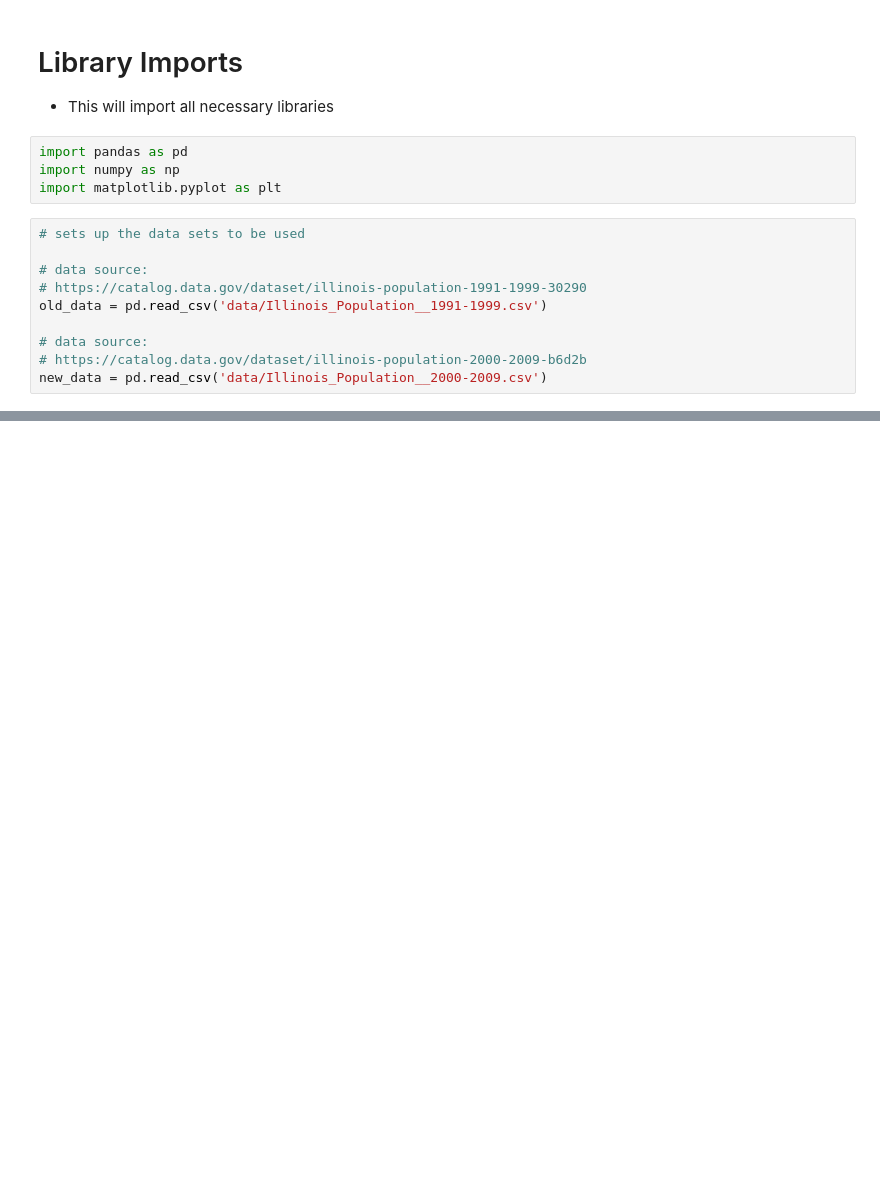
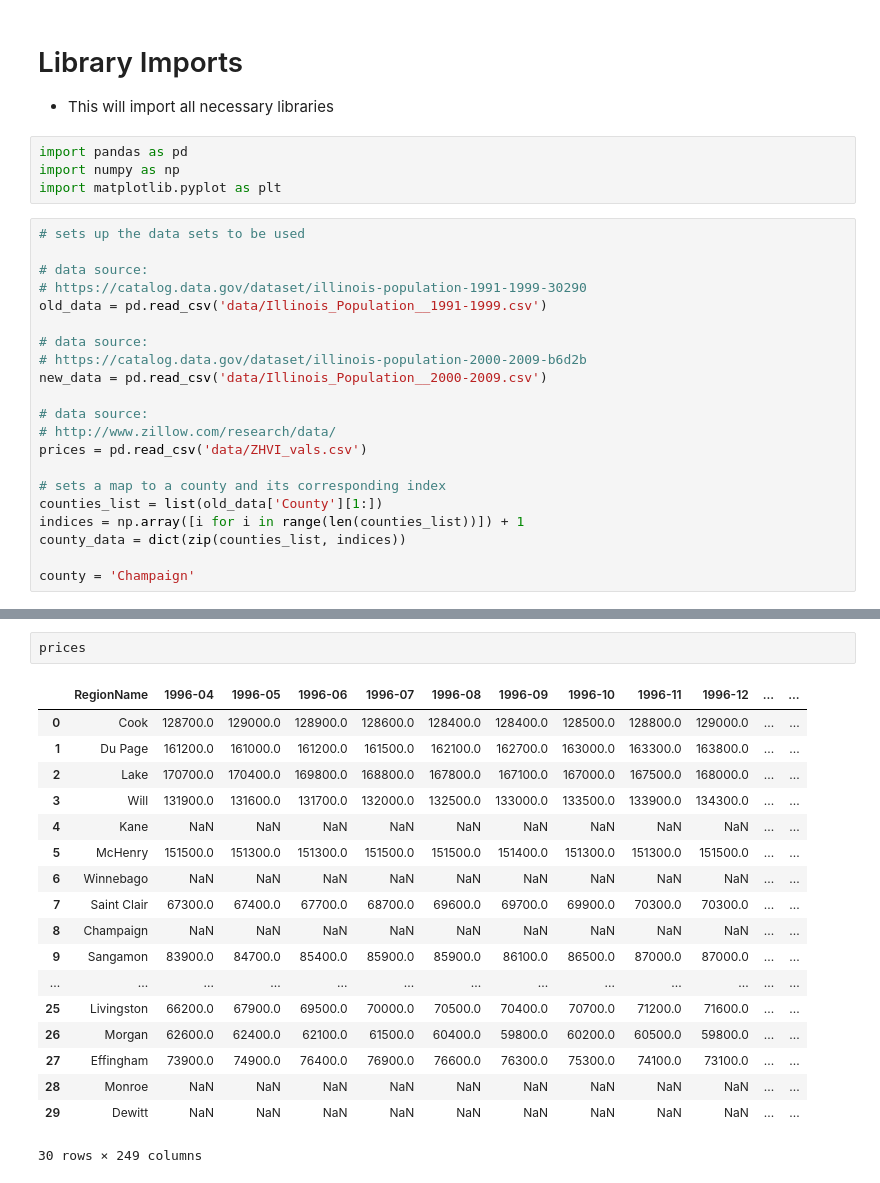
Before and after one commit to Salil999/IL-Population-Prediction, a Jupyter notebook: Predict.ipynb, the cells around one changed output, grey strips where cells are left out. Drawn from its saved outputs; the diff is of its cells as text; blank space fills up the shorter version.

Commit message:
added new data set and did some more parsing

```diff
--- a/Predict.ipynb
+++ b/Predict.ipynb
@@ -15,3 +15,14 @@ old_data = pd.read_csv('data/Illinois_Population__1991-1999.csv')
 # data source:
 # https://catalog.data.gov/dataset/illinois-population-2000-2009-b6d2b
 new_data = pd.read_csv('data/Illinois_Population__2000-2009.csv')
+
+# data source:
+# http://www.zillow.com/research/data/
+prices = pd.read_csv('data/ZHVI_vals.csv')
+
+# sets a map to a county and its corresponding index
+counties_list = list(old_data['County'][1:])
+indices = np.array([i for i in range(len(counties_list))]) + 1
+county_data = dict(zip(counties_list, indices))
+
+county = 'Champaign'
@@ -46,0 +121,21 @@ plt.show()
+# %%
+prices
+# %% [output]
+|  | RegionName | 1996-04 | 1996-05 | 1996-06 | 1996-07 | 1996-08 | 1996-09 | 1996-10 | 1996-11 | 1996-12 | ... | ... |
+| 0 | Cook | 128700.0 | 129000.0 | 128900.0 | 128600.0 | 128400.0 | 128400.0 | 128500.0 | 128800.0 | 129000.0 | ... | ... |
+| 1 | Du Page | 161200.0 | 161000.0 | 161200.0 | 161500.0 | 162100.0 | 162700.0 | 163000.0 | 163300.0 | 163800.0 | ... | ... |
+| 2 | Lake | 170700.0 | 170400.0 | 169800.0 | 168800.0 | 167800.0 | 167100.0 | 167000.0 | 167500.0 | 168000.0 | ... | ... |
+| 3 | Will | 131900.0 | 131600.0 | 131700.0 | 132000.0 | 132500.0 | 133000.0 | 133500.0 | 133900.0 | 134300.0 | ... | ... |
+| 4 | Kane | NaN | NaN | NaN | NaN | NaN | NaN | NaN | NaN | NaN | ... | ... |
+| 5 | McHenry | 151500.0 | 151300.0 | 151300.0 | 151500.0 | 151500.0 | 151400.0 | 151300.0 | 151300.0 | 151500.0 | ... | ... |
+| 6 | Winnebago | NaN | NaN | NaN | NaN | NaN | NaN | NaN | NaN | NaN | ... | ... |
+| 7 | Saint Clair | 67300.0 | 67400.0 | 67700.0 | 68700.0 | 69600.0 | 69700.0 | 69900.0 | 70300.0 | 70300.0 | ... | ... |
+| 8 | Champaign | NaN | NaN | NaN | NaN | NaN | NaN | NaN | NaN | NaN | ... | ... |
+| 9 | Sangamon | 83900.0 | 84700.0 | 85400.0 | 85900.0 | 85900.0 | 86100.0 | 86500.0 | 87000.0 | 87000.0 | ... | ... |
+| ... | ... | ... | ... | ... | ... | ... | ... | ... | ... | ... | ... | ... |
+| 25 | Livingston | 66200.0 | 67900.0 | 69500.0 | 70000.0 | 70500.0 | 70400.0 | 70700.0 | 71200.0 | 71600.0 | ... | ... |
+| 26 | Morgan | 62600.0 | 62400.0 | 62100.0 | 61500.0 | 60400.0 | 59800.0 | 60200.0 | 60500.0 | 59800.0 | ... | ... |
+| 27 | Effingham | 73900.0 | 74900.0 | 76400.0 | 76900.0 | 76600.0 | 76300.0 | 75300.0 | 74100.0 | 73100.0 | ... | ... |
+| 28 | Monroe | NaN | NaN | NaN | NaN | NaN | NaN | NaN | NaN | NaN | ... | ... |
+| 29 | Dewitt | NaN | NaN | NaN | NaN | NaN | NaN | NaN | NaN | NaN | ... | ... |
+30 rows × 249 columns
```
Also changed, not shown: parts of 9 cells of this notebook, 1 other file.
